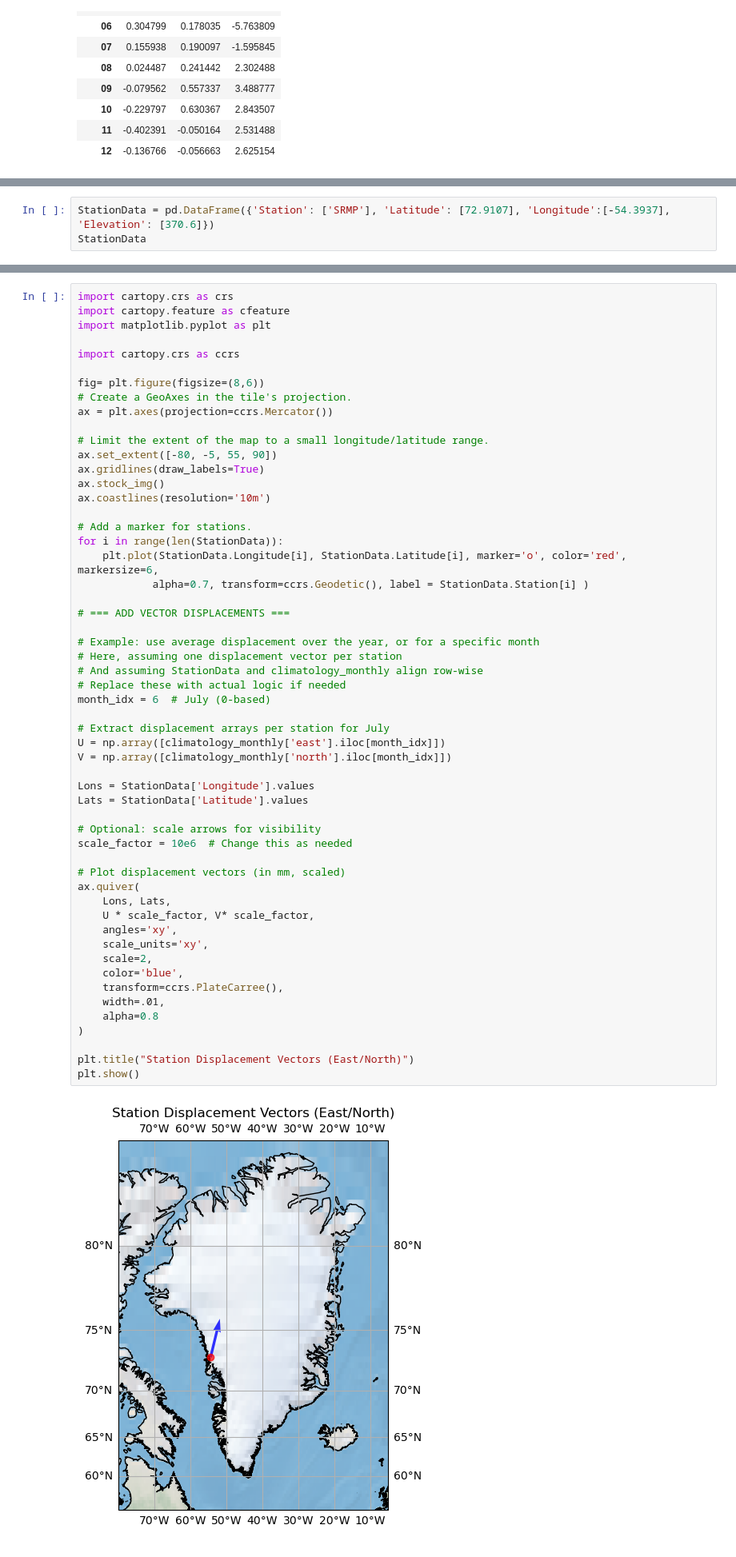
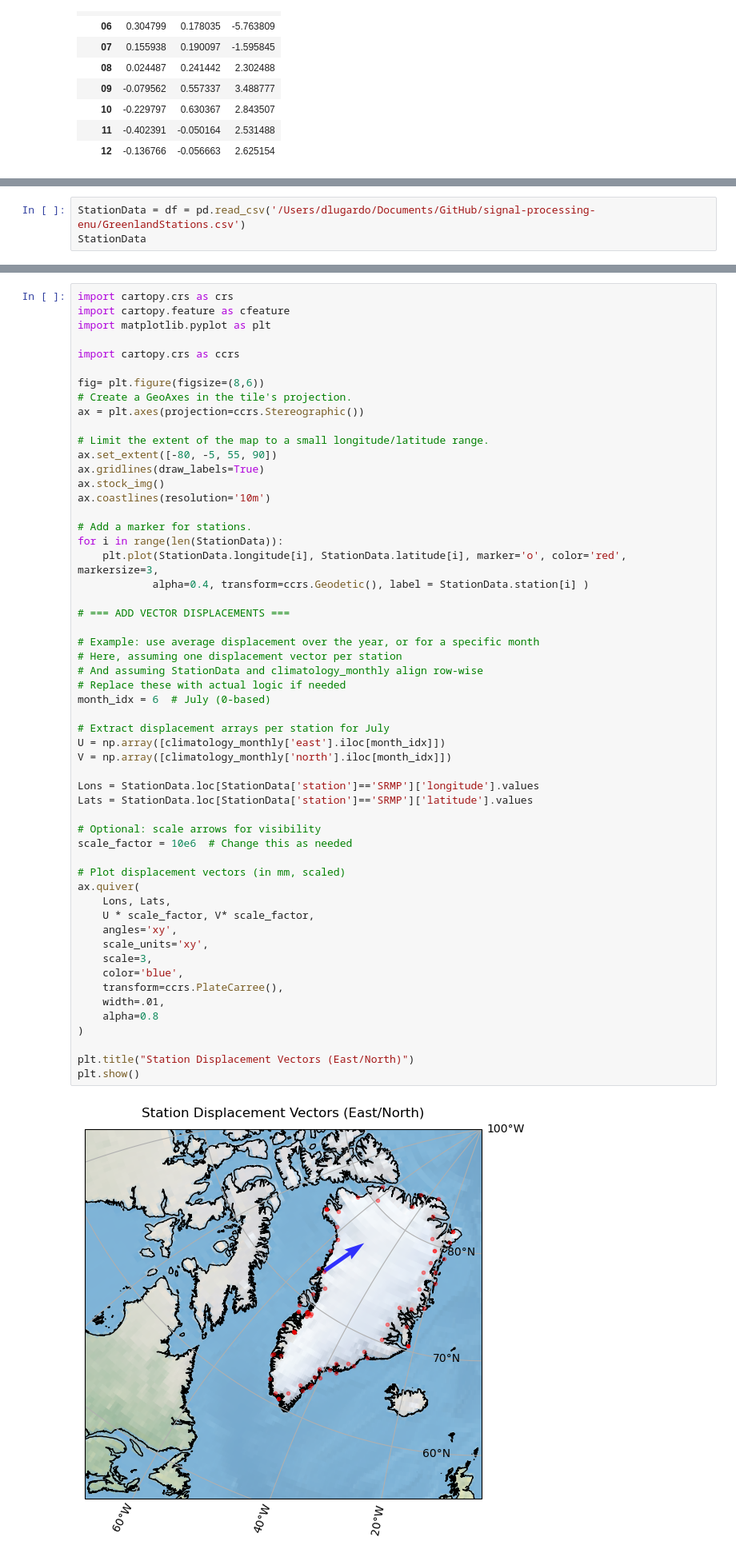
Before and after one commit to diegorvar/signal-processing-enu, a Jupyter notebook: SPENU.ipynb, the cells around one changed output, grey strips where cells are left out. Shown at 80% size. Saved outputs shown, nothing was run; the diff lists cells and outputs as text.

```diff
--- a/SPENU.ipynb
+++ b/SPENU.ipynb
@@ -408,6 +404,6 @@ plt.show()
 # %% [output]
 [figure]
 # %%
-StationData = pd.DataFrame({'Station': ['SRMP'], 'Latitude': [72.9107], 'Longitude':[-54.3937], 'Elevation': [370.6]})
+StationData = df = pd.read_csv('/Users/dlugardo/Documents/GitHub/signal-processing-enu/GreenlandStations.csv')
 StationData
 # %% [output]
@@ -426,7 +434,7 @@ import cartopy.crs as ccrs
 
 fig= plt.figure(figsize=(8,6))
 # Create a GeoAxes in the tile's projection.
-ax = plt.axes(projection=ccrs.Mercator())
+ax = plt.axes(projection=ccrs.Stereographic())
 
 # Limit the extent of the map to a small longitude/latitude range.
 ax.set_extent([-80, -5, 55, 90])
@@ -436,42 +444,42 @@ ax.coastlines(resolution='10m')
 
 # Add a marker for stations.
 for i in range(len(StationData)):
-    plt.plot(StationData.Longitude[i], StationData.Latitude[i], marker='o', color='red', markersize=6,
-            alpha=0.7, transform=ccrs.Geodetic(), label = StationData.Station[i] )
+    plt.plot(StationData.longitude[i], StationData.latitude[i], marker='o', color='red', markersize=3,
+            alpha=0.4, transform=ccrs.Geodetic(), label = StationData.station[i] )
 
 # === ADD VECTOR DISPLACEMENTS ===
 
 # Example: use average displacement over the year, or for a specific month
 # Here, assuming one displacement vector per station
 # And assuming StationData and climatology_monthly align row-wise
 # Replace these with actual logic if needed
 month_idx = 6  # July (0-based)
 
 # Extract displacement arrays per station for July
 U = np.array([climatology_monthly['east'].iloc[month_idx]])
 V = np.array([climatology_monthly['north'].iloc[month_idx]])
 
-Lons = StationData['Longitude'].values
-Lats = StationData['Latitude'].values
+Lons = StationData.loc[StationData['station']=='SRMP']['longitude'].values
+Lats = StationData.loc[StationData['station']=='SRMP']['latitude'].values
 
 # Optional: scale arrows for visibility
 scale_factor = 10e6  # Change this as needed
 
 # Plot displacement vectors (in mm, scaled)
 ax.quiver(
     Lons, Lats,
     U * scale_factor, V* scale_factor,
     angles='xy',
     scale_units='xy',
-    scale=2,
+    scale=3,
     color='blue',
     transform=ccrs.PlateCarree(),
     width=.01,
     alpha=0.8
 )
 
 plt.title("Station Displacement Vectors (East/North)")
 plt.show()
 # %% [output]
-[figure, old version]
+[figure, new version]
 # %%
```
Also changed, not shown: parts of 7 cells of this notebook, 2 other files.
